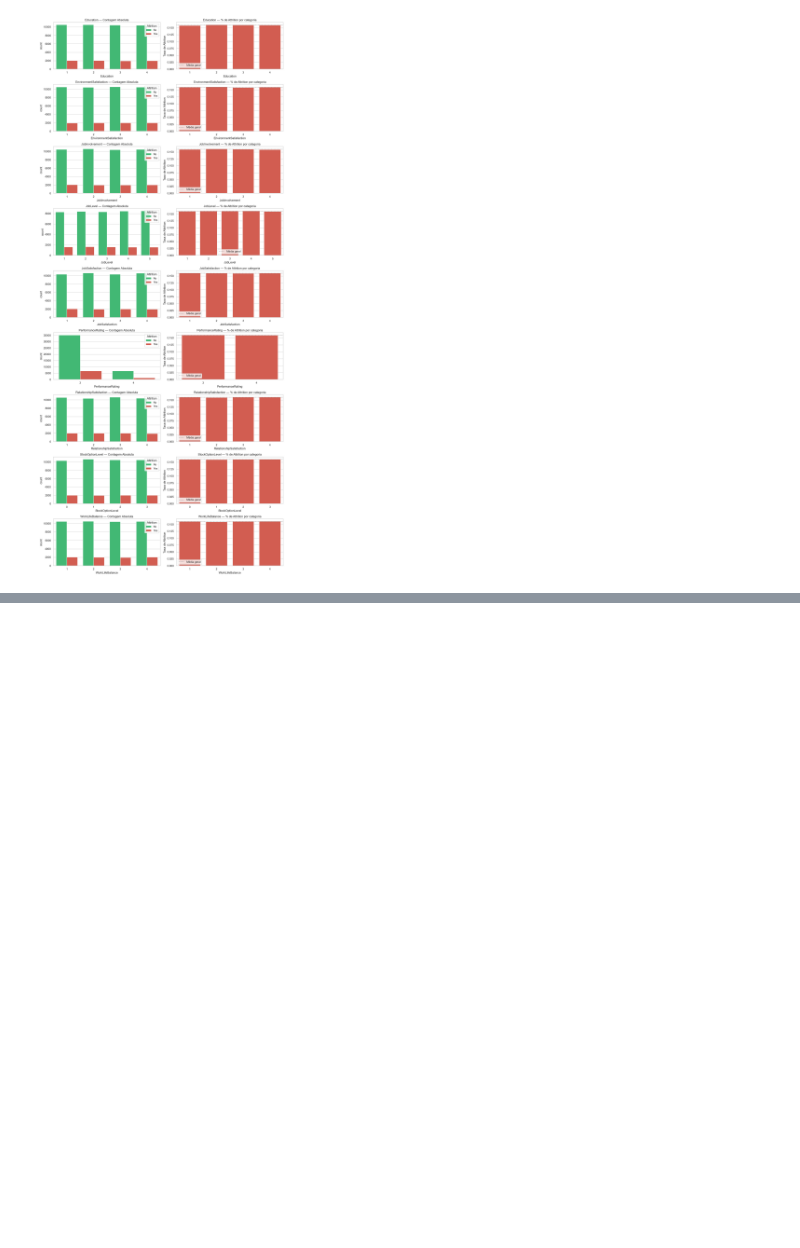
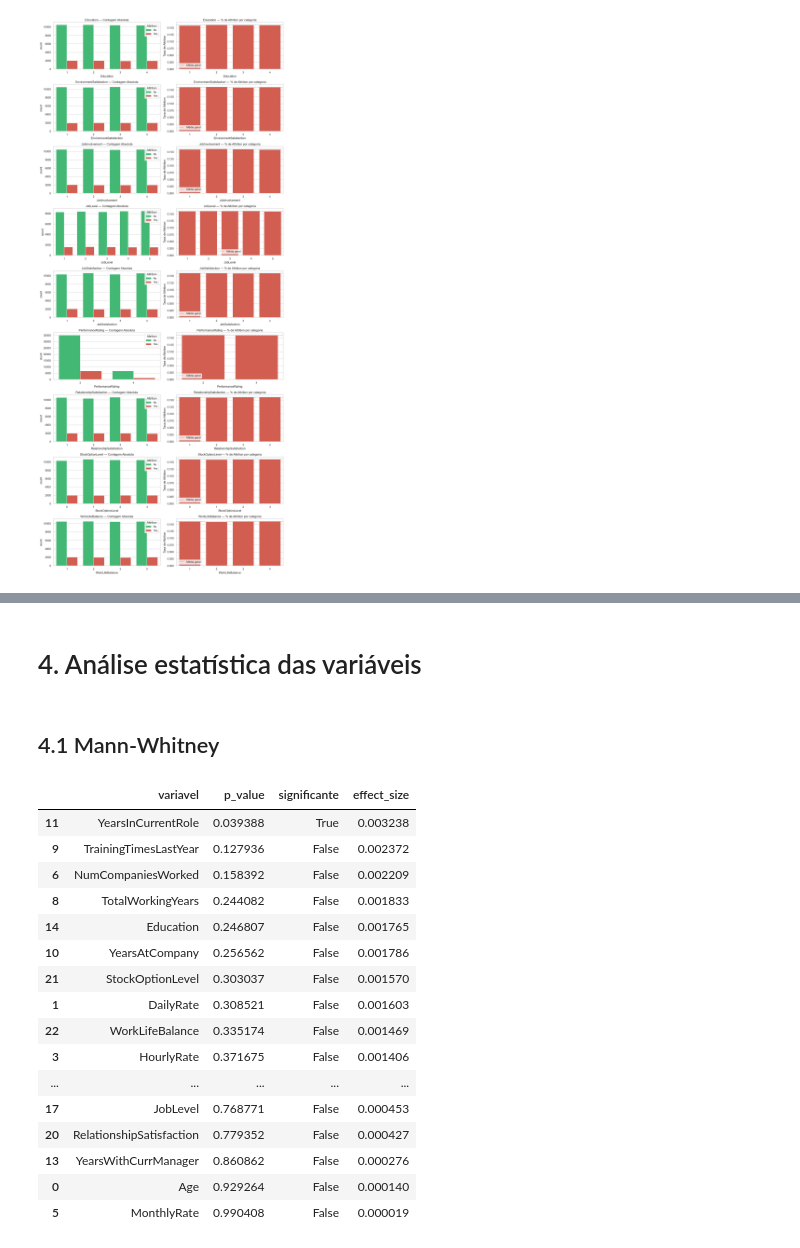
Before and after one commit to JonasGX/model-techcorp-attrition, a Jupyter notebook: notebooks/01_EDA.ipynb, the cells around one changed output, grey strips where cells are left out. Drawn from its saved outputs; the diff is of its cells as text; code cells hidden in the pictures; blank space fills up the shorter version.

```diff
--- a/notebooks/01_EDA.ipynb
+++ b/notebooks/01_EDA.ipynb
@@ -361,0 +405,48 @@ plt.show()
+# %% [markdown]
+# 4. Análise estatística das variáveis
+# %% [markdown]
+## 4.1 Mann-Whitney
+# %%
+# Lista de variáveis a testar (contínuas + ordinais)
+vars_numericas_ordinais = num_continuas + num_ordinais
+
+resultados_mw = []
+
+for col in vars_numericas_ordinais:
+    grupo_yes = df_eda[df_eda['Attrition'] == 'Yes'][col]
+    grupo_no  = df_eda[df_eda['Attrition'] == 'No'][col]
+
+    # Teste de Mann-Whitney U
+    stat, p_value = mannwhitneyu(grupo_yes, grupo_no, alternative='two-sided')
+
+    # Effect size (r de rank-biserial, aproximado)
+    n1, n2 = len(grupo_yes), len(grupo_no)
+    effect_size = abs(1 - (2 * stat) / (n1 * n2))
+
+    resultados_mw.append({
+        'variavel': col,
+        'p_value': p_value,
+        'significante': p_value < 0.05,
+        'effect_size': effect_size
+    })
+
+df_resultados_mw = pd.DataFrame(resultados_mw).sort_values('p_value')
+df_resultados_mw
+# %% [output]
+|  | variavel | p_value | significante | effect_size |
+| 11 | YearsInCurrentRole | 0.039388 | True | 0.003238 |
+| 9 | TrainingTimesLastYear | 0.127936 | False | 0.002372 |
+| 6 | NumCompaniesWorked | 0.158392 | False | 0.002209 |
+| 8 | TotalWorkingYears | 0.244082 | False | 0.001833 |
+| 14 | Education | 0.246807 | False | 0.001765 |
+| 10 | YearsAtCompany | 0.256562 | False | 0.001786 |
+| 21 | StockOptionLevel | 0.303037 | False | 0.001570 |
+| 1 | DailyRate | 0.308521 | False | 0.001603 |
+| 22 | WorkLifeBalance | 0.335174 | False | 0.001469 |
+| 3 | HourlyRate | 0.371675 | False | 0.001406 |
+| ... | ... | ... | ... | ... |
+| 17 | JobLevel | 0.768771 | False | 0.000453 |
+| 20 | RelationshipSatisfaction | 0.779352 | False | 0.000427 |
+| 13 | YearsWithCurrManager | 0.860862 | False | 0.000276 |
+| 0 | Age | 0.929264 | False | 0.000140 |
+| 5 | MonthlyRate | 0.990408 | False | 0.000019 |
```
Also changed, not shown: parts of 10 cells of this notebook, 3 other files.
